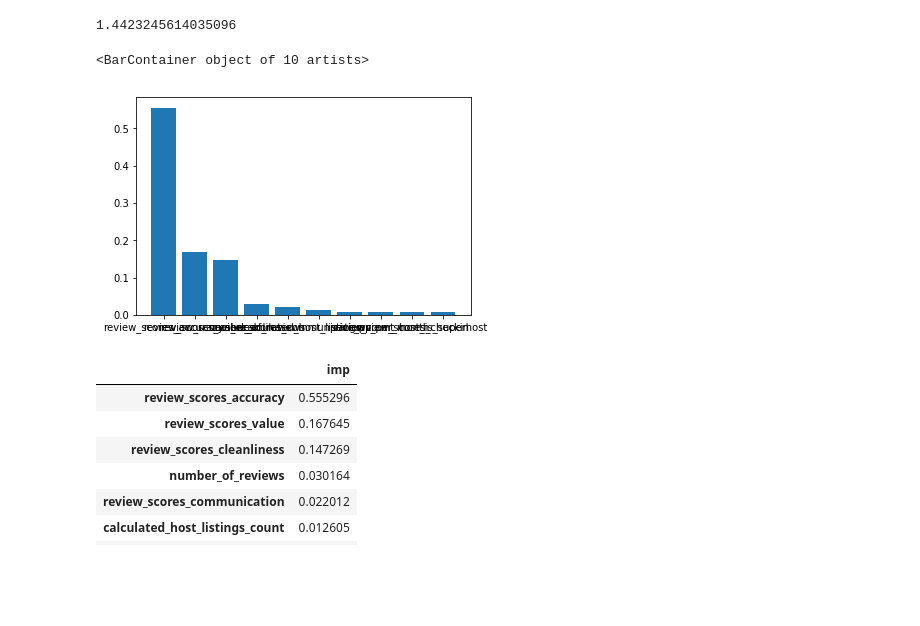
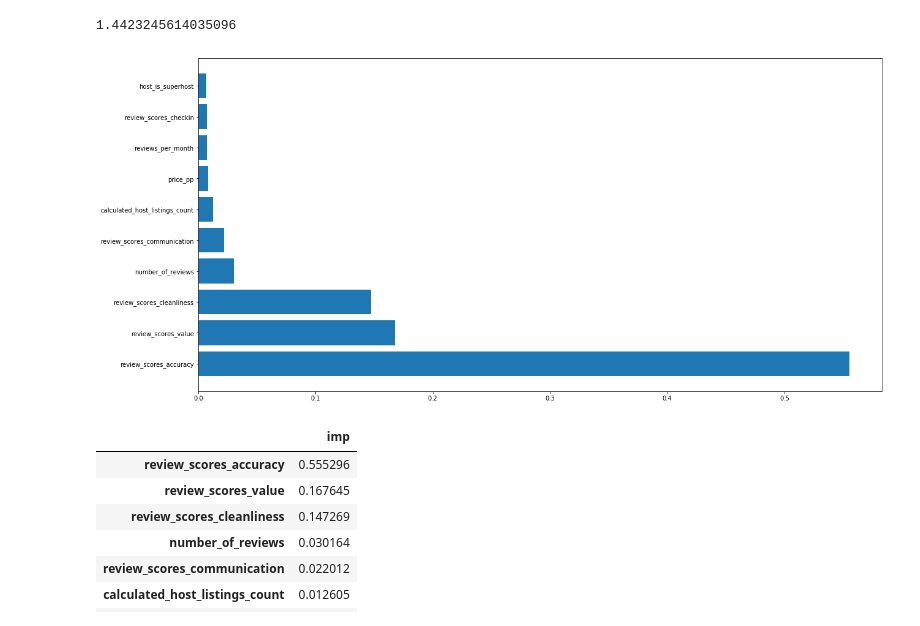
Before and after one commit to MUSSONT/Quick_Blog_Airbnb_Clean-Predict, a Jupyter notebook: newairbnb clean.ipynb, the cells around one changed output. Cells and saved outputs as stored; diff of their text form; code cells hidden in the pictures; blank space fills up the shorter version.

```diff
--- a/newairbnb clean.ipynb
+++ b/newairbnb clean.ipynb
@@ -715,11 +798,12 @@ metrics.median_absolute_error(y_test, mod.predict(X_test))
 # %%
 
 feat_imp = pd.DataFrame(mod.feature_importances_.transpose(), index=X_scaled.columns, columns=['imp'])
 feat_imp = feat_imp.sort_values(by=['imp'],ascending=False).head(10)
-plt.bar(feat_imp.index, feat_imp['imp'])
+plt.figure(figsize=(20,10))
+plt.barh(feat_imp.index, feat_imp['imp'], )
+plt.savefig('feat_imp_rev')
 # %% [output]
-<BarContainer object of 10 artists>
-[figure, old version]
+[figure, new version]
 # %%
 feat_imp
 # %% [output]
```
Also changed, not shown: parts of 38 cells of this notebook, 4 other files.
